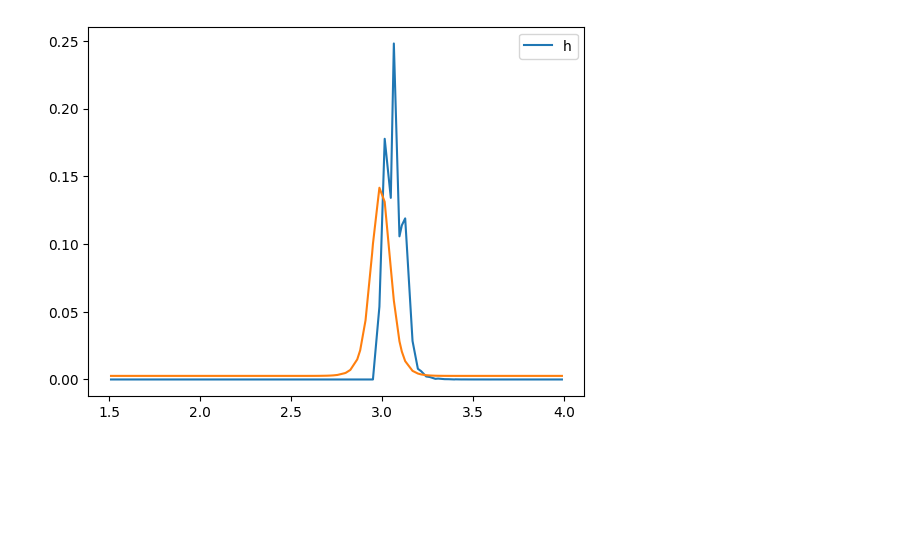
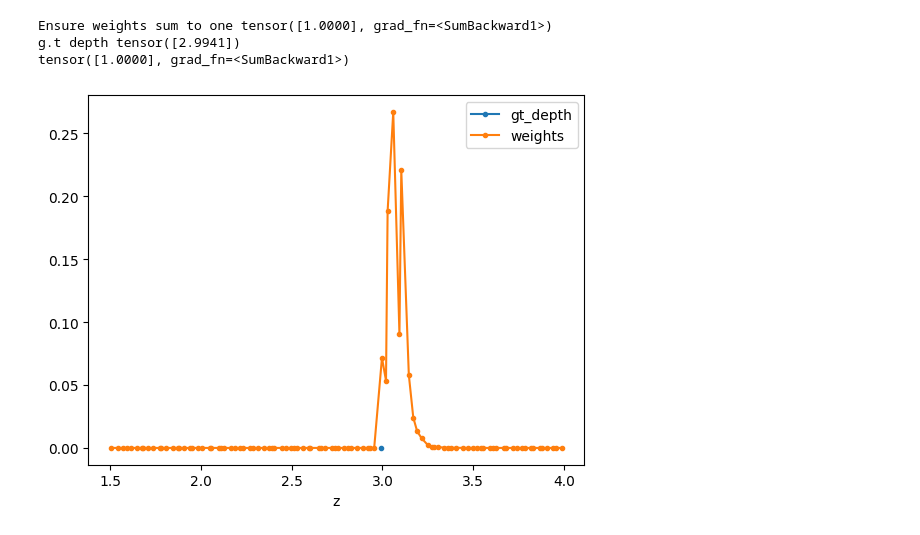
Before and after one commit to Jorgeromeu/NeRF2D, a Jupyter notebook: depth_supervision.ipynb, the cells around one changed output. Cells and saved outputs as stored; diff of their text form; code cells hidden in the pictures; blank space fills up the shorter version.

```diff
--- a/depth_supervision.ipynb
+++ b/depth_supervision.ipynb
@@ -1,13 +1,12 @@
 # %%
 import matplotlib.pyplot as plt
-import numpy as np
+import torch
 %load_ext autoreload
 %autoreload 2
 from nerf2d import NeRF2D_LightningModule
 
-nerf = NeRF2D_LightningModule.load_from_checkpoint(
-    'checkpoints/last.ckpt'
-).cpu()
+# load trained NeRF
+nerf = NeRF2D_LightningModule.load_from_checkpoint('checkpoints/last.ckpt').cpu()
 # %% [output]
 The autoreload extension is already loaded. To reload it, use:
   %reload_ext autoreload
@@ -33,12 +43,14 @@ def get_nth_batch(n, loader):
             return batch
 # %%
 # get batch and evaluate it
-o, d, color, depth = get_nth_batch(20, dataloader)
+o, d, color_gt, depth_gt = get_nth_batch(20, dataloader)
 color_pred, weights, ts = nerf(o, d)
 
-show_color(color_pred[0])
-show_color(color[0])
+show_colors([color_pred[0], color_gt[0]], ['pred', 'gt'])
 
-color_loss = nerf.color_loss(color_pred, color)
+print(depth_gt)
+print(depth_gt.shape)
+
+color_loss = nerf.color_loss(color_pred, color_gt)
 color_loss
 # %% [output]
@@ -48,23 +61,19 @@ tensor(0.0059, grad_fn=<MseLossBackward0>)
 # %%
+print('Ensure weights sum to one', weights.sum(dim=1))
+print('g.t depth', depth_gt[0])
 
+fig, ax = plt.subplots()
 
-def gaussian_pdf(x, mu, sigma):
-    return np.exp(-0.5 * ((x - mu) / sigma) ** 2) / (sigma * np.sqrt(2 * np.pi))
+print(weights.sum(dim=1))
 
-def plot_depth_distributions(weights, ts, depth_gt, depth_std):
-    gaussian = gaussian_pdf(ts, depth_gt, depth_std)
+plt.plot([depth_gt[0]], [0], label='gt_depth', marker='.')
 
-    plt.plot(ts, weights.detach(), label='h')
-    plt.legend()
-
-plot_depth_distributions(weights[0].detach(), ts, depth[0], 0.1)
-import torch.nn.functional as F
-
-depth_gt = F.softmax(gaussian_pdf(ts, depth, 0.1), dim=1)
-plt.plot(ts, depth_gt[0])
+ax.plot(ts.detach().numpy(), weights[0].detach().numpy(), label='weights', marker='.')
+ax.set_xlabel('z')
+ax.legend()
 plt.show()
-
-depth_gt = gaussian_pdf(ts, depth, 0.1)
-# F.kl_div(F.log_softmax(weights, dim=1), F.softmax(depth_gt, dim=0))
 # %% [output]
+Ensure weights sum to one tensor([1.0000], grad_fn=<SumBackward1>)
+g.t depth tensor([2.9941])
+tensor([1.0000], grad_fn=<SumBackward1>)
-[figure, old version]
+[figure, new version]
```
Also changed, not shown: parts of 6 cells of this notebook, 1 other file.
